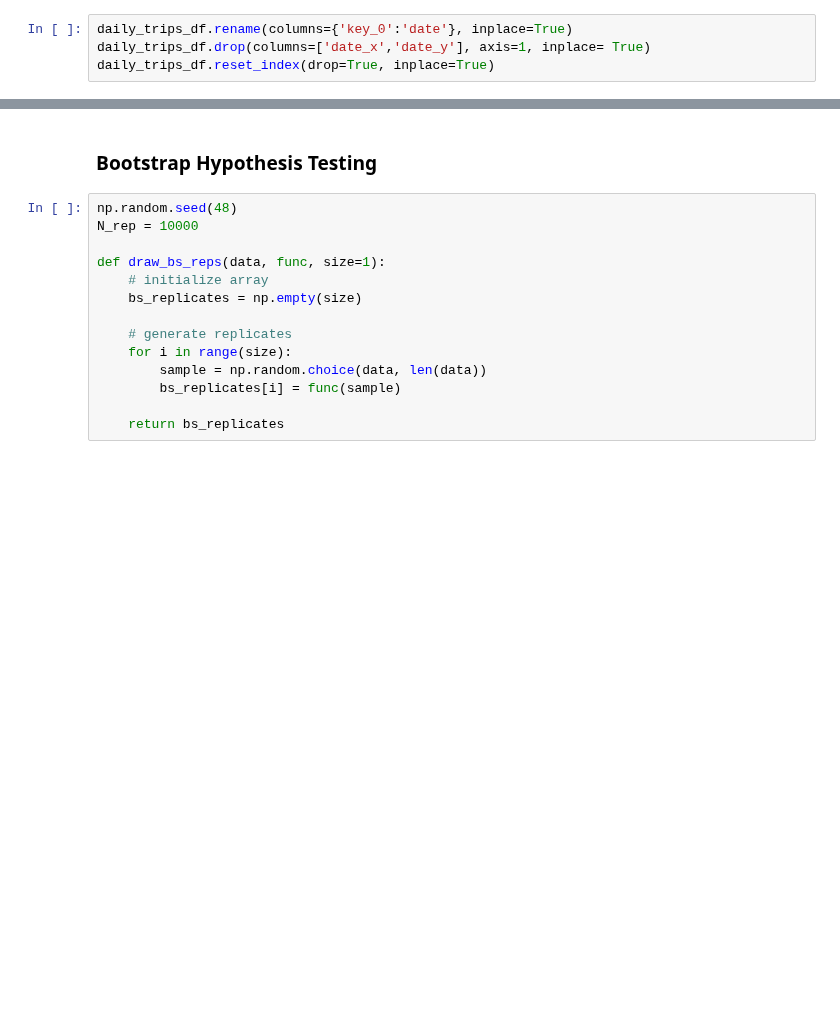
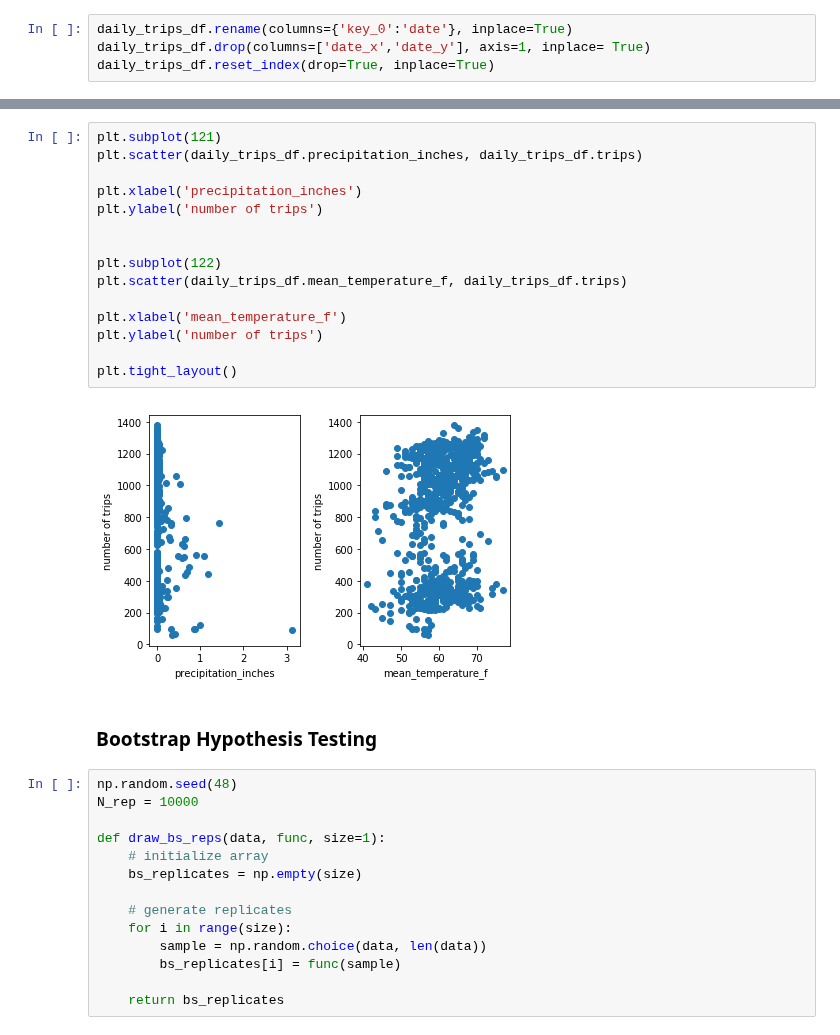
Before and after one commit to jslaga/SpringboardDSC, a Jupyter notebook: Capstone1/Capstone.ipynb, the cells around one changed output, grey strips where cells are left out. Saved outputs shown, nothing was run; the diff lists cells and outputs as text; blank space fills up the shorter version.

```diff
--- a/Capstone1/Capstone.ipynb
+++ b/Capstone1/Capstone.ipynb
@@ -590,3 +614,20 @@ daily_trips_df.reset_index(drop=True, inplace=True)
+# %%
+plt.subplot(121)
+plt.scatter(daily_trips_df.precipitation_inches, daily_trips_df.trips)
+
+plt.xlabel('precipitation_inches')
+plt.ylabel('number of trips')
+
+
+plt.subplot(122)
+plt.scatter(daily_trips_df.mean_temperature_f, daily_trips_df.trips)
+
+plt.xlabel('mean_temperature_f')
+plt.ylabel('number of trips')
+
+plt.tight_layout()
+# %% [output]
+[figure, added]
 # %% [markdown]
 ### Bootstrap Hypothesis Testing
 # %%
```
Also changed, not shown: parts of 14 cells of this notebook.
